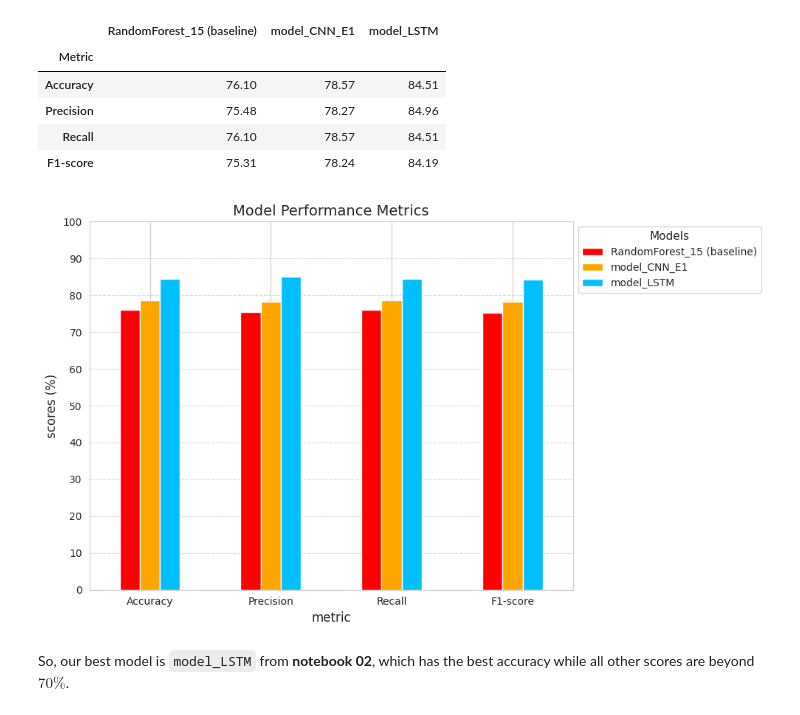
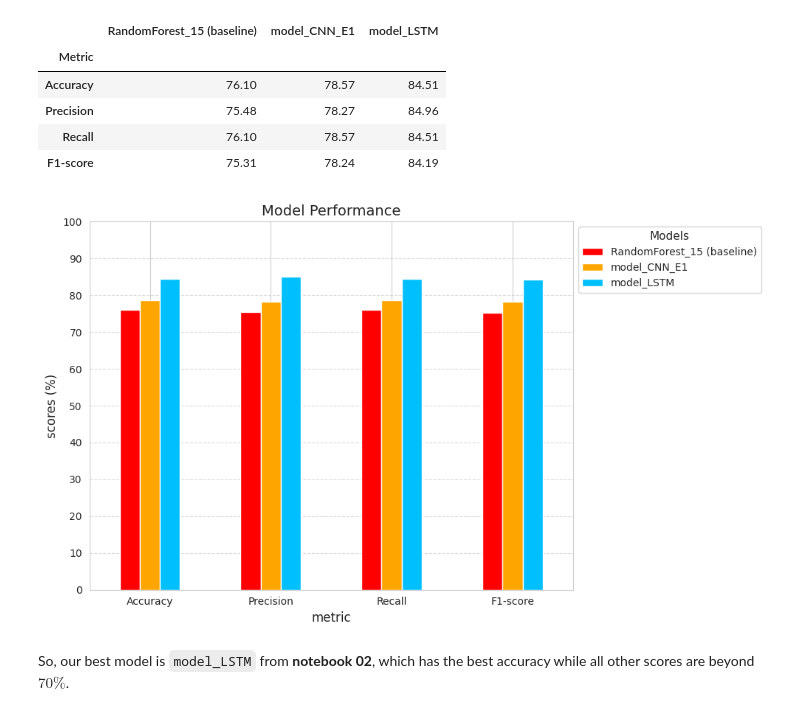
Before and after one commit to ZYWZong/ML_Practice_Projects, a Jupyter notebook: SkimLit_project_practice/SkimLit_results_04.ipynb, the cells around one changed output. Drawn from its saved outputs; the diff is of its cells as text; code cells hidden in the pictures.

```diff
--- a/SkimLit_project_practice/SkimLit_results_04.ipynb
+++ b/SkimLit_project_practice/SkimLit_results_04.ipynb
@@ -42,25 +42,25 @@ results_df
 # %%
 custom_colors = {
     "model_LSTM": "deepskyblue",
     "model_CNN_E1": "orange",
     "RandomForest_15 (baseline)": "red"
 }
 
 
 fig, ax = plt.subplots(figsize=(10, 6))
 results_df.plot(kind="bar", ax=ax, color=[custom_colors[col] for col in results_df.columns])
 
-ax.set_title("Model Performance Metrics", fontsize=14)
+ax.set_title("Model Performance", fontsize=14)
 ax.set_xlabel("metric", fontsize=12)
 ax.set_ylabel("scores (%)", fontsize=12)
 ax.legend(title="Models", fontsize=10, title_fontsize=11, bbox_to_anchor=(1.0, 1.0))
 ax.grid(axis="y", linestyle="--", alpha=0.7)
 
 plt.yticks(np.arange(0, 101, 10))
 plt.xticks(rotation=0)
 plt.tight_layout()
 plt.show()
 # %% [output]
-[figure, old version]
+[figure, new version]
 # %% [markdown]
 So, our best model is `model_LSTM` from **notebook 02**, which has the best accuracy while all other scores are beyond $70\%$.
```
